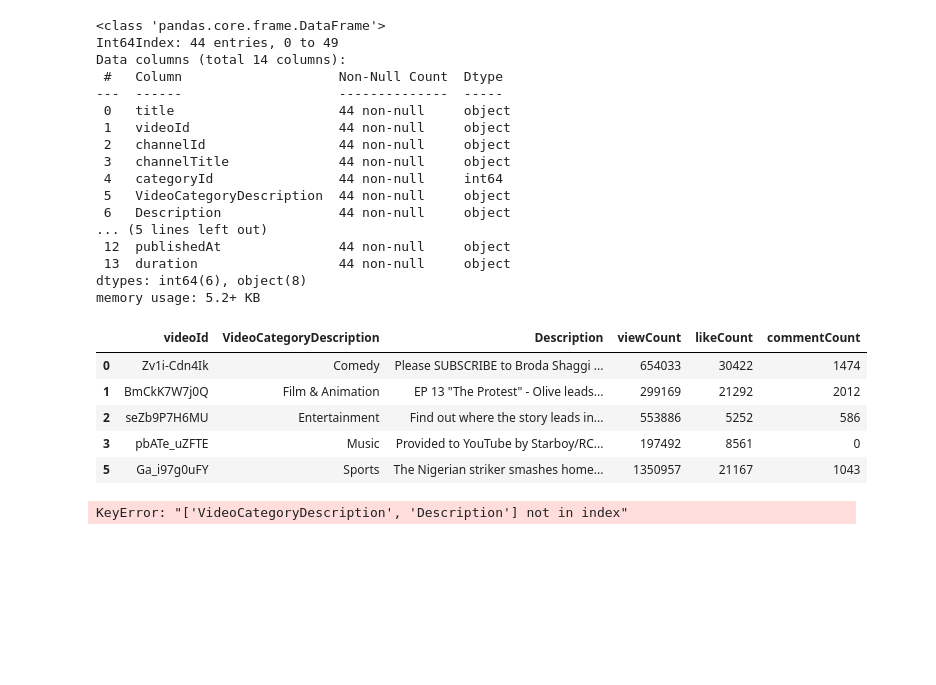
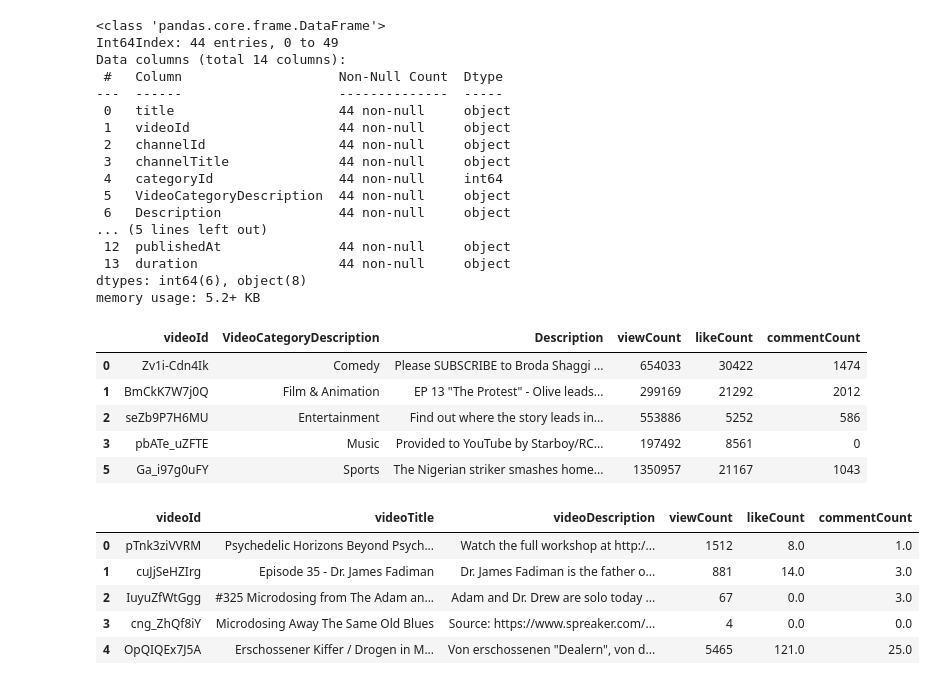
Before and after one commit to Kelvs95/DSM_CAPSTONE_PROJECT, a Jupyter notebook: Capstone_1.ipynb, the cells around one changed output. Drawn from its saved outputs; the diff is of its cells as text; code cells hidden in the pictures; blank space fills up the shorter version.

```diff
--- a/Capstone_1.ipynb
+++ b/Capstone_1.ipynb
@@ -267,11 +267,16 @@ Ng_data.head()
 # %%
 # Subsetting columns to just the columns needed for the analysis of the US data
 
-US_data =US_data[["videoId", 'videoDescription', "Description", "viewCount" , "likeCount", "commentCount"]]
+US_data =US_data[["videoId", 'videoTitle', 'videoDescription',  "viewCount" , "likeCount", "commentCount"]]
 
 US_data.head()
 # %% [output]
-KeyError: "['VideoCategoryDescription', 'Description'] not in index"
+|  | videoId | videoTitle | videoDescription | viewCount | likeCount | commentCount |
+| 0 | pTnk3ziVVRM | Psychedelic Horizons Beyond Psych... | Watch the full workshop at http:/... | 1512 | 8.0 | 1.0 |
+| 1 | cuJjSeHZIrg | Episode 35 - Dr. James Fadiman | Dr. James Fadiman is the father o... | 881 | 14.0 | 3.0 |
+| 2 | IuyuZfWtGgg | #325 Microdosing from The Adam an... | Adam and Dr. Drew are solo today ... | 67 | 0.0 | 3.0 |
+| 3 | cng_ZhQf8iY | Microdosing Away The Same Old Blues | Source: https://www.spreaker.com/... | 4 | 0.0 | 0.0 |
+| 4 | OpQIQEx7J5A | Erschossener Kiffer / Drogen in M... | Von erschossenen "Dealern", von d... | 5465 | 121.0 | 25.0 |
 # %%
 # describing the data
 
```
